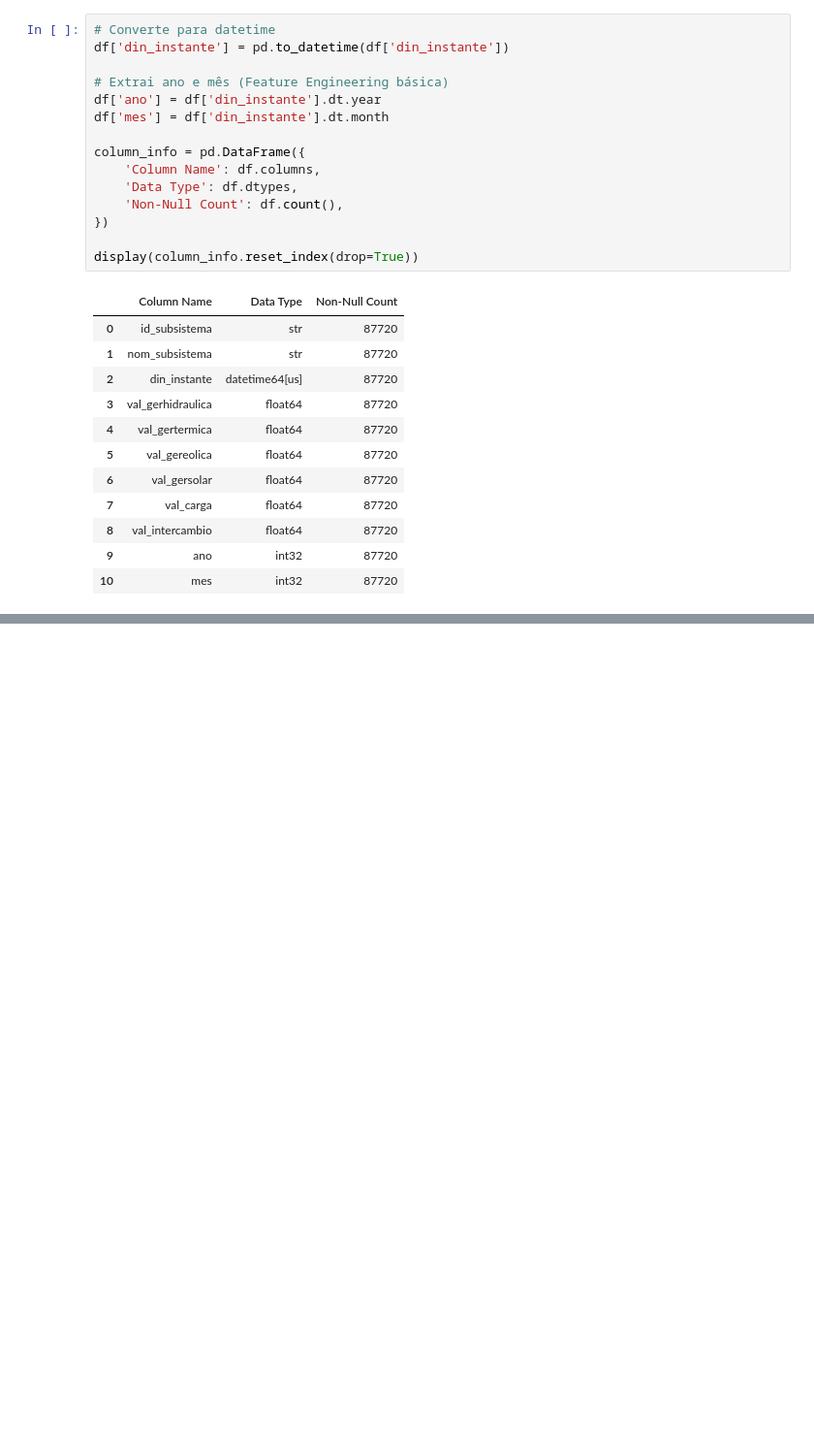
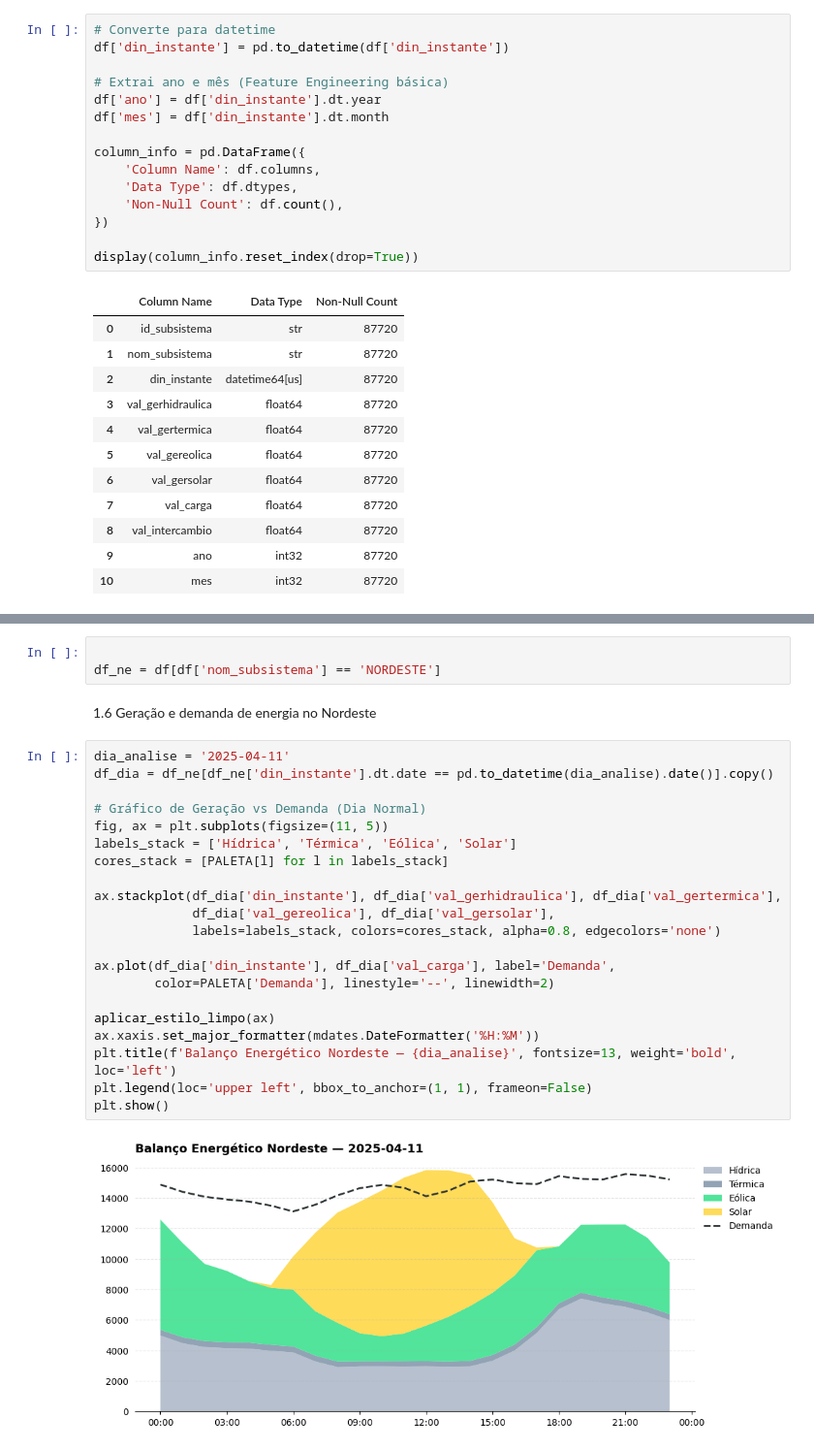
Before and after one commit to Vitoria-Emanuele/visualizacao_de_dados, a Jupyter notebook: ECVD.ipynb, the cells around one changed output, grey strips where cells are left out. Shown at 97% size. Drawn from its saved outputs; the diff is of its cells as text; blank space fills up the shorter version.

```diff
--- a/ECVD.ipynb
+++ b/ECVD.ipynb
@@ -181,0 +214,28 @@ plt.show()
+# %%
+
+df_ne = df[df['nom_subsistema'] == 'NORDESTE']
+# %% [markdown]
+1.6 Geração e demanda de energia no Nordeste
+# %%
+dia_analise = '2025-04-11'
+df_dia = df_ne[df_ne['din_instante'].dt.date == pd.to_datetime(dia_analise).date()].copy()
+
+# Gráfico de Geração vs Demanda (Dia Normal)
+fig, ax = plt.subplots(figsize=(11, 5))
+labels_stack = ['Hídrica', 'Térmica', 'Eólica', 'Solar']
+cores_stack = [PALETA[l] for l in labels_stack]
+
+ax.stackplot(df_dia['din_instante'], df_dia['val_gerhidraulica'], df_dia['val_gertermica'],
+             df_dia['val_gereolica'], df_dia['val_gersolar'],
+             labels=labels_stack, colors=cores_stack, alpha=0.8, edgecolors='none')
+
+ax.plot(df_dia['din_instante'], df_dia['val_carga'], label='Demanda',
+        color=PALETA['Demanda'], linestyle='--', linewidth=2)
+
+aplicar_estilo_limpo(ax)
+ax.xaxis.set_major_formatter(mdates.DateFormatter('%H:%M'))
+plt.title(f'Balanço Energético Nordeste — {dia_analise}', fontsize=13, weight='bold', loc='left')
+plt.legend(loc='upper left', bbox_to_anchor=(1, 1), frameon=False)
+plt.show()
+# %% [output]
+[figure, added]
```
Also changed, not shown: parts of 14 cells of this notebook.
